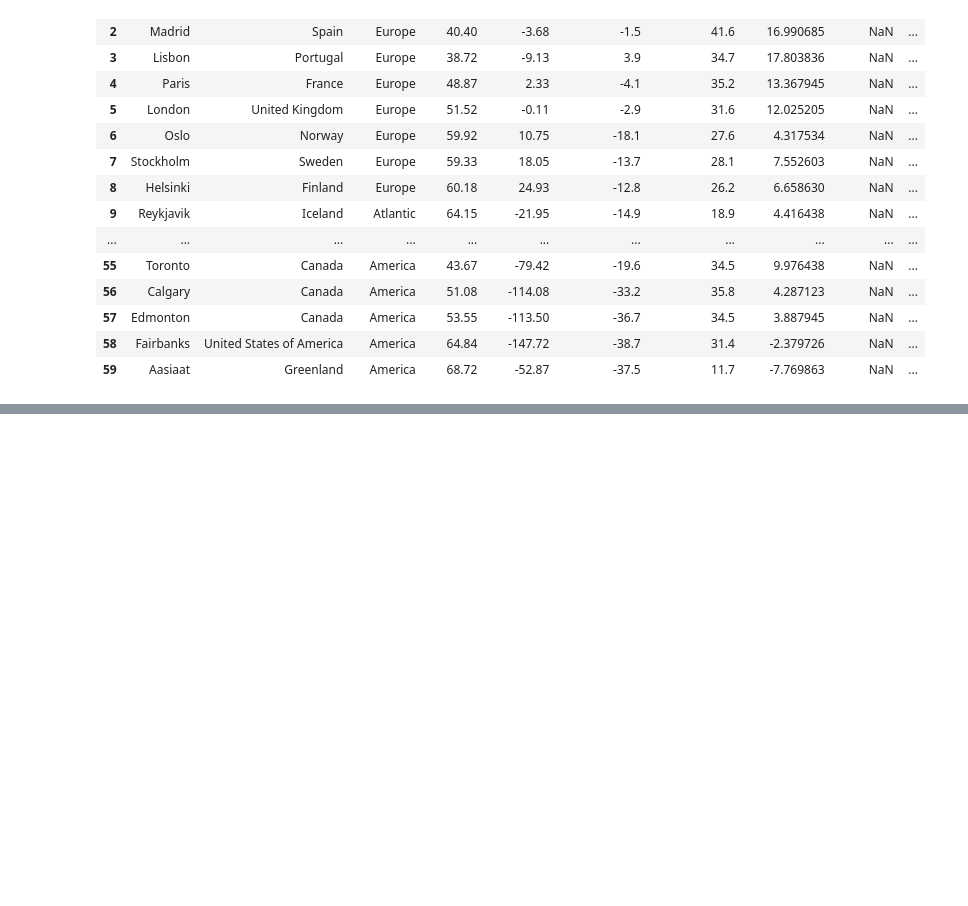
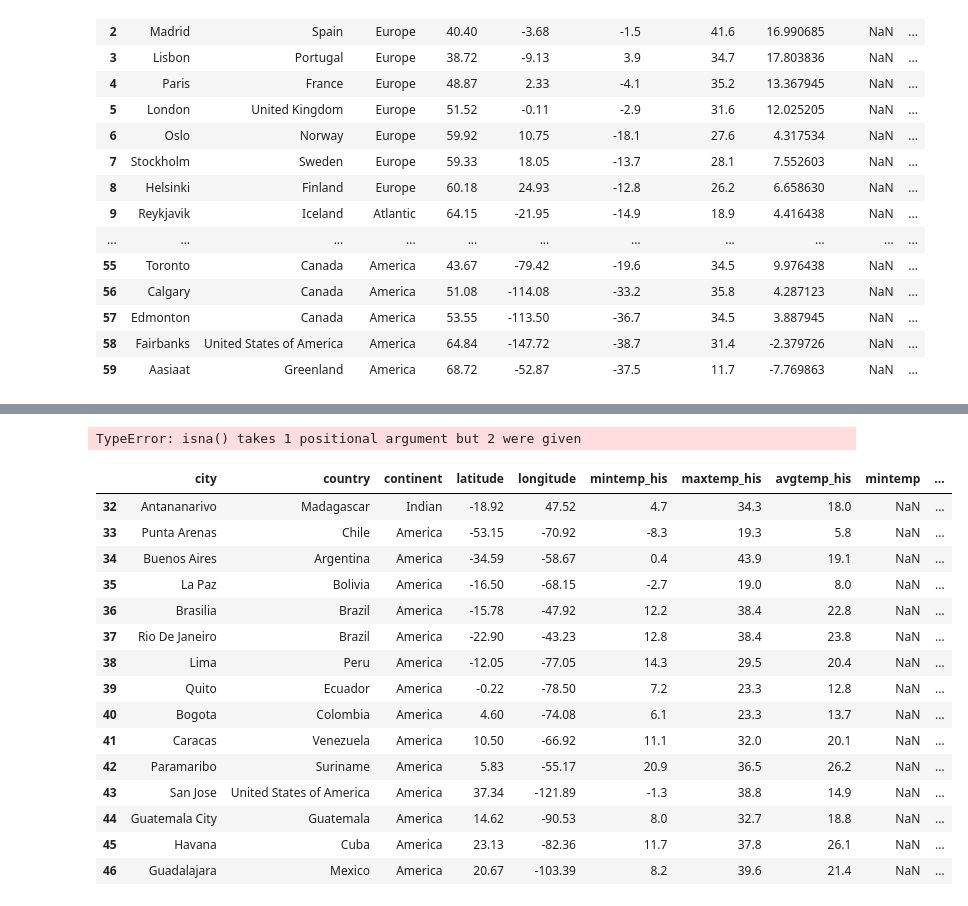
Before and after one commit to tymsoncyferki/alwaysgoodweather, a Jupyter notebook: data/data_exploration.ipynb, the cells around one changed output, grey strips where cells are left out. Drawn from its saved outputs; the diff is of its cells as text; code cells hidden in the pictures; blank space fills up the shorter version.

```diff
--- a/data/data_exploration.ipynb
+++ b/data/data_exploration.ipynb
@@ -195,0 +123,4 @@ data_frame.reset_index(drop=True)
+# %%
+df = pd.read_csv('locations.csv')
+# %%
+df = allocate_data(df, 'Pacific', 20, 25, 30)
@@ -196,2 +143,30 @@ data_frame.reset_index(drop=True)
+# %%
+continent = 'Asia'
+df.loc[ df.isna().any(axis=1), 'mintemp'] = 10
+df.loc[ df.isna().any(axis=1), 'avgtemp'] = 20
+df.loc[ df.isna().any(axis=1), 'maxtemp'] = 25
 # %%
 df.to_csv('locations.csv', index=False)
+# %%
+df.loc[df['mintemp'].isna]
+# %% [output]
+TypeError: isna() takes 1 positional argument but 2 were given
+# %%
+df[df.isna().any(axis=1)]
+# %% [output]
+|  | city | country | continent | latitude | longitude | mintemp_his | maxtemp_his | avgtemp_his | mintemp | ... |
+| 32 | Antananarivo | Madagascar | Indian | -18.92 | 47.52 | 4.7 | 34.3 | 18.0 | NaN | ... |
+| 33 | Punta Arenas | Chile | America | -53.15 | -70.92 | -8.3 | 19.3 | 5.8 | NaN | ... |
+| 34 | Buenos Aires | Argentina | America | -34.59 | -58.67 | 0.4 | 43.9 | 19.1 | NaN | ... |
+| 35 | La Paz | Bolivia | America | -16.50 | -68.15 | -2.7 | 19.0 | 8.0 | NaN | ... |
+| 36 | Brasilia | Brazil | America | -15.78 | -47.92 | 12.2 | 38.4 | 22.8 | NaN | ... |
+| 37 | Rio De Janeiro | Brazil | America | -22.90 | -43.23 | 12.8 | 38.4 | 23.8 | NaN | ... |
+| 38 | Lima | Peru | America | -12.05 | -77.05 | 14.3 | 29.5 | 20.4 | NaN | ... |
+| 39 | Quito | Ecuador | America | -0.22 | -78.50 | 7.2 | 23.3 | 12.8 | NaN | ... |
+| 40 | Bogota | Colombia | America | 4.60 | -74.08 | 6.1 | 23.3 | 13.7 | NaN | ... |
+| 41 | Caracas | Venezuela | America | 10.50 | -66.92 | 11.1 | 32.0 | 20.1 | NaN | ... |
+| 42 | Paramaribo | Suriname | America | 5.83 | -55.17 | 20.9 | 36.5 | 26.2 | NaN | ... |
+| 43 | San Jose | United States of America | America | 37.34 | -121.89 | -1.3 | 38.8 | 14.9 | NaN | ... |
+| 44 | Guatemala City | Guatemala | America | 14.62 | -90.53 | 8.0 | 32.7 | 18.8 | NaN | ... |
+| 45 | Havana | Cuba | America | 23.13 | -82.36 | 11.7 | 37.8 | 26.1 | NaN | ... |
+| 46 | Guadalajara | Mexico | America | 20.67 | -103.39 | 8.2 | 39.6 | 21.4 | NaN | ... |
```
Also changed, not shown: parts of 12 cells of this notebook, 2 other files.
